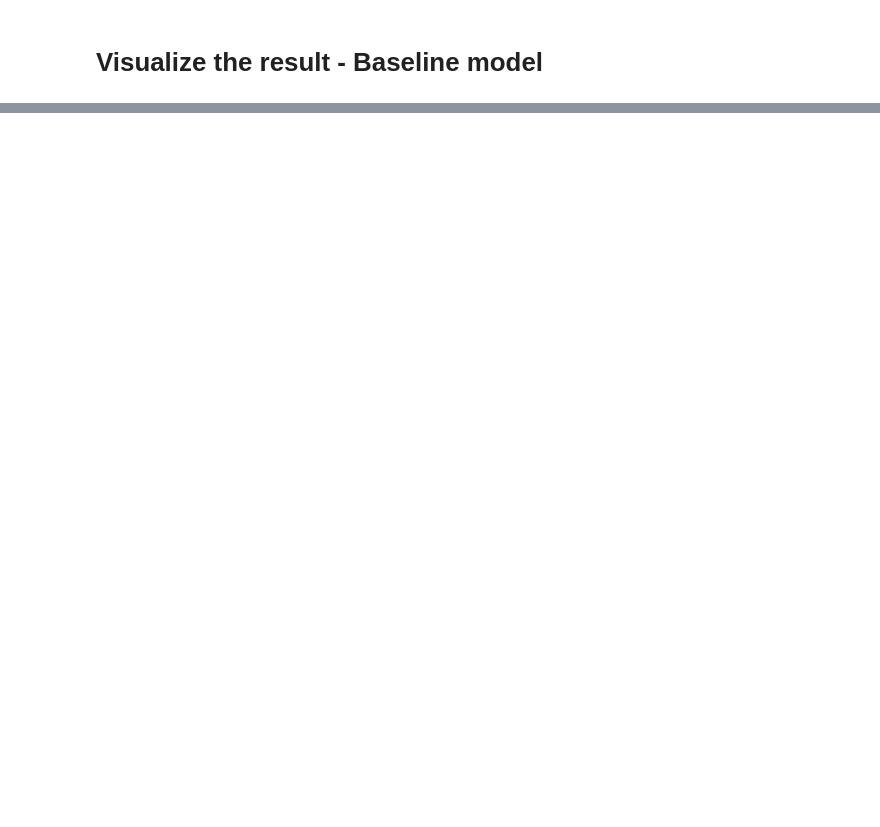
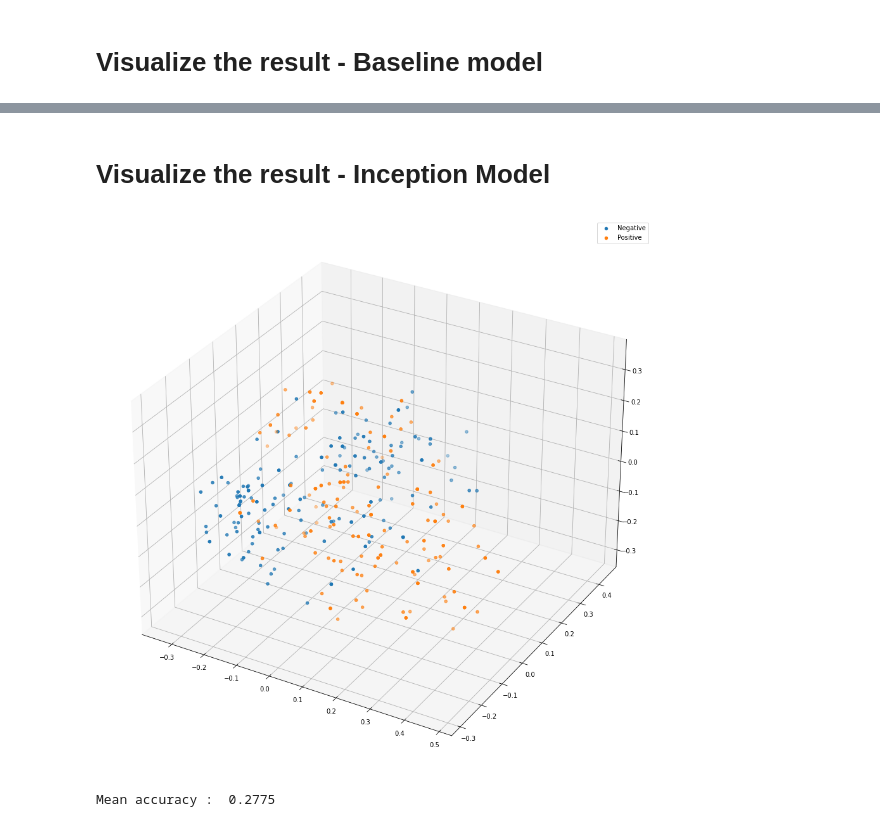
Before and after one commit to hieubkvn123/COVIDNet-Implementation, a Jupyter notebook: notebooks/ArcFaceTest.ipynb, the cells around one changed output, grey strips where cells are left out. Saved outputs shown, nothing was run; the diff lists cells and outputs as text; code cells hidden in the pictures; blank space fills up the shorter version.

Commit message:
Added another comparison result

```diff
--- a/notebooks/ArcFaceTest.ipynb
+++ b/notebooks/ArcFaceTest.ipynb
@@ -176,0 +213,37 @@ plt.show()
+# %% [markdown]
+# Visualize the result - Inception Model
+# %%
+# Normalize the embeddings and reduce their dimensions using PCA
+xception_embeddings = xception_embeddings / np.linalg.norm(xception_embeddings, axis=1).reshape(-1, 1)
+embeddings_pca = PCA(n_components=3).fit_transform(xception_embeddings)
+
+fig = plt.figure(figsize=(16, 16))
+ax = fig.add_subplot(projection='3d')
+
+for label in np.unique(all_categories):
+    cluster = embeddings_pca[all_categories == label]
+
+    ax.scatter3D(cluster[:,0], cluster[:, 1], cluster[:,2], label="Negative" if label==0 else "Positive")
+
+plt.legend()
+plt.savefig(os.path.join(visual_dir, 'xception_model.png'))
+plt.show()
+# %% [output]
+[figure, added]
+# %%
+from sklearn.metrics import accuracy_score
+
+accuracies = []
+for batchidx in range(test_steps_per_epoch):
+    images2, labels2 = test_loader2.get_train_batch()
+
+    images2 = ((images2.numpy() * 127.5) + 127.5)/255.0
+    labels2 = np.argmax(labels2.numpy(), axis=1)
+
+    predictions = xception_(images2, training=False)
+    predictions = np.argmax(predictions, axis=1)
+    accuracies.append(accuracy_score(predictions, labels2))
+
+print('Mean accuracy : ', np.array(accuracies).mean())
+# %% [output]
+Mean accuracy :  0.2775
```
Also changed, not shown: parts of 5 cells of this notebook, 3 other files.
